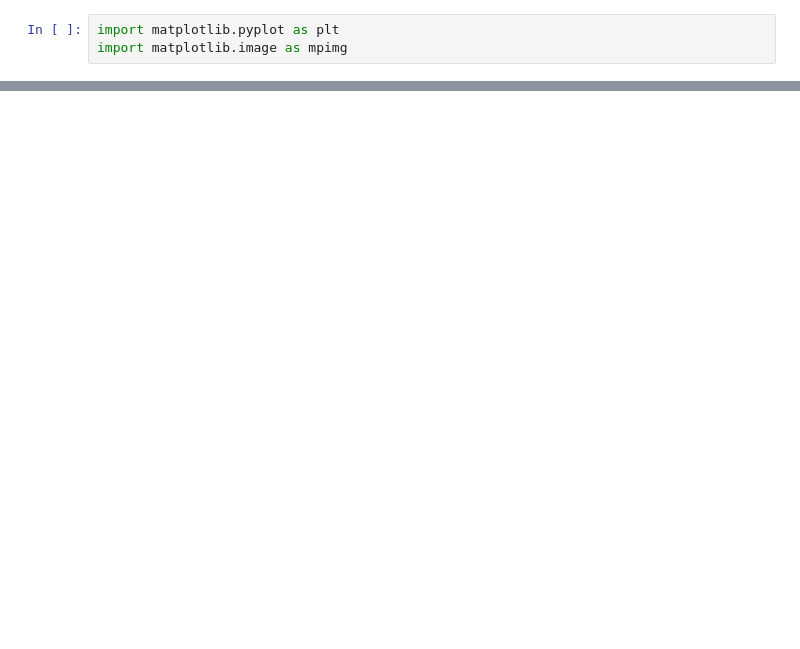
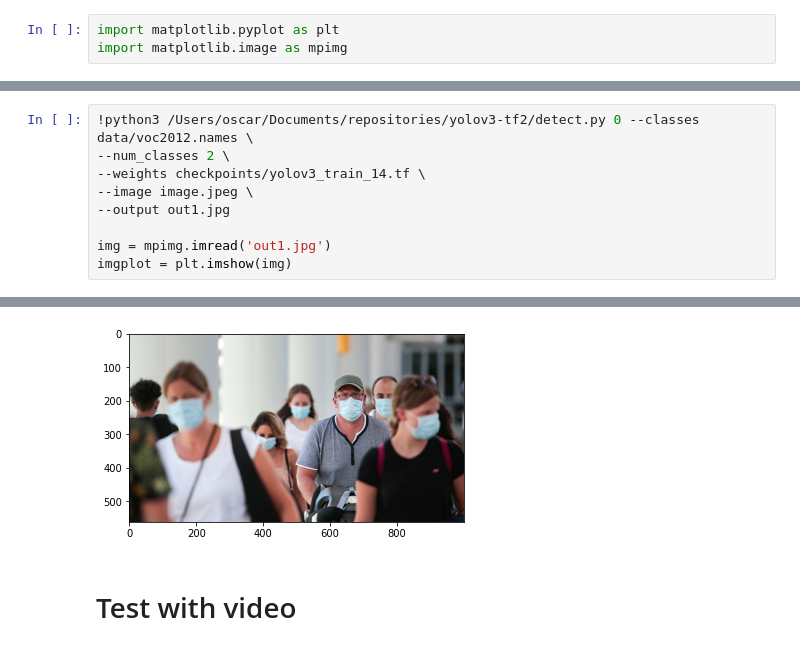
Before and after one commit to ojimenezc/mask-detection, a Jupyter notebook: Predict.ipynb, the cells around one changed output, grey strips where cells are left out. Drawn from its saved outputs; the diff is of its cells as text; blank space fills up the shorter version.

```diff
--- a/Predict.ipynb
+++ b/Predict.ipynb
@@ -50,0 +39,10 @@ imgplot = plt.imshow(img)
+# %%
+!python3 /Users/oscar/Documents/repositories/yolov3-tf2/detect.py 0 --classes data/voc2012.names \
+--num_classes 2 \
+--weights checkpoints/yolov3_train_14.tf \
+--image image.jpeg \
+--output out1.jpg
+
+img = mpimg.imread('out1.jpg')
+imgplot = plt.imshow(img)
+# %% [output]
@@ -50,0 +57,3 @@ imgplot = plt.imshow(img)
+[figure, added]
+# %% [markdown]
+# Test with video
```
Also changed, not shown: parts of 8 cells of this notebook, 5 other files.
